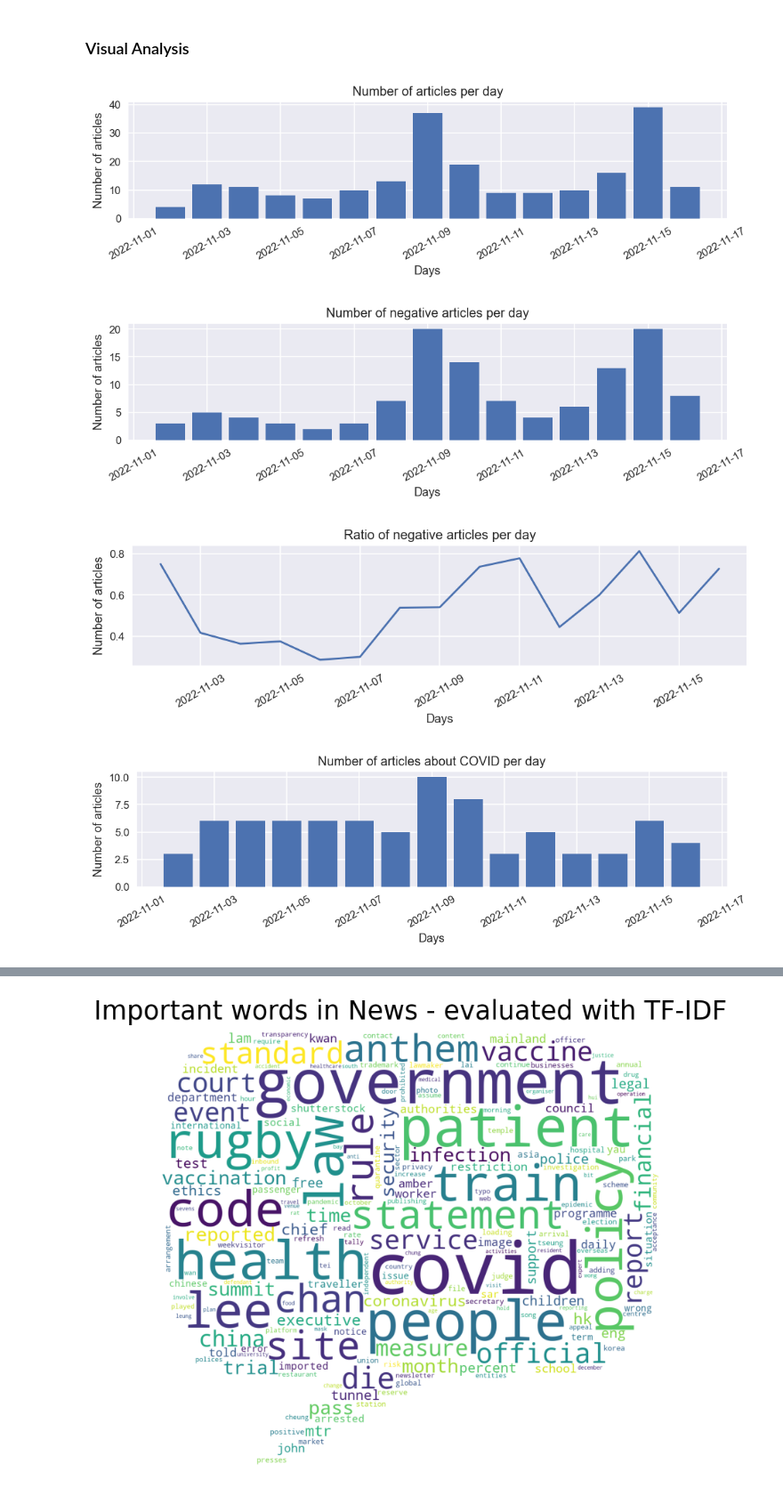
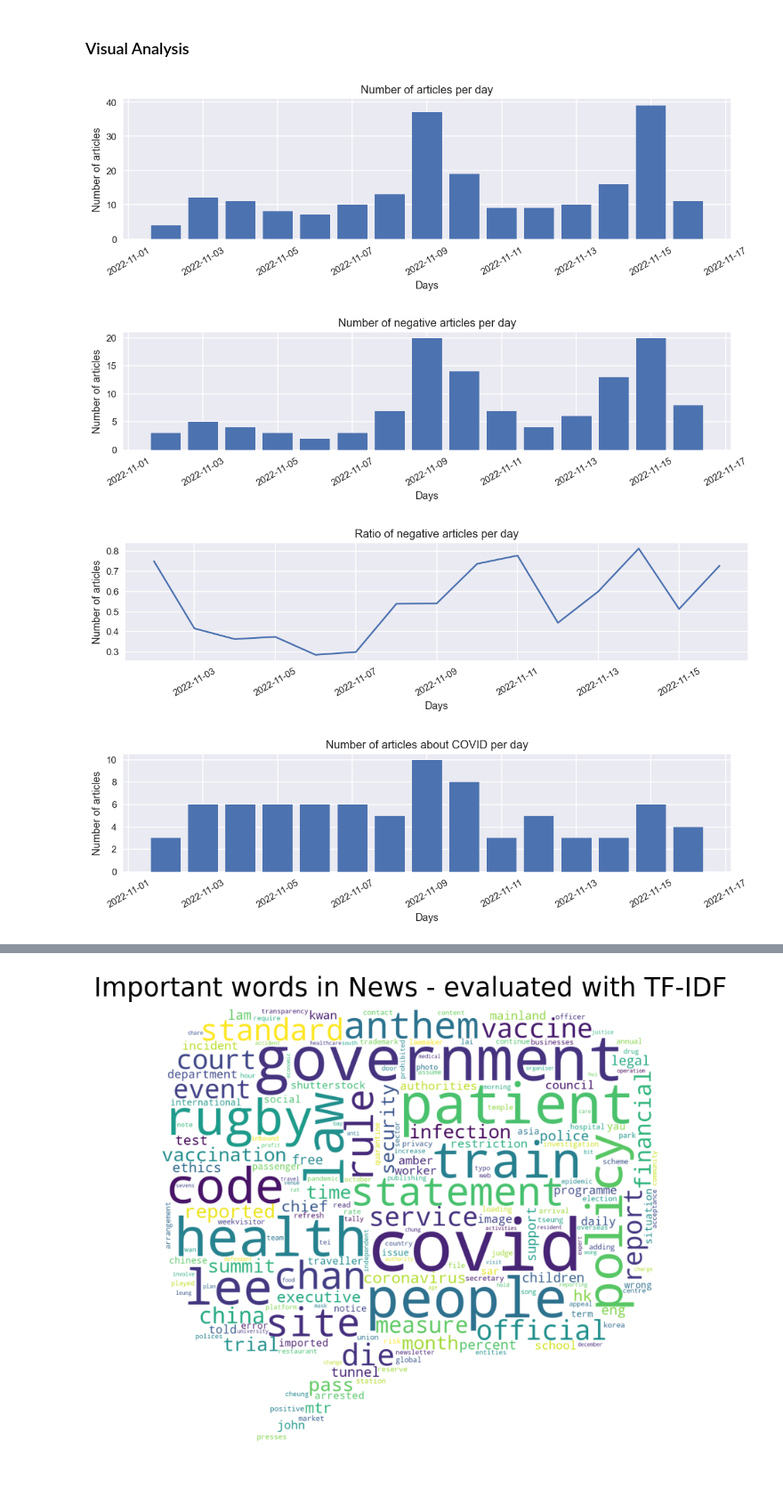
Before and after one commit to ispasojev/news-index-analysis, a Jupyter notebook: 1_Preprocessing.ipynb, the cells around one changed output, grey strips where cells are left out. Shown at 89% size. Cells and saved outputs as stored; diff of their text form; code cells hidden in the pictures.

Commit message:
Fixing a Bug when saving images

```diff
--- a/1_Preprocessing.ipynb
+++ b/1_Preprocessing.ipynb
@@ -337,49 +337,53 @@ final_df.to_csv("./data/preprocessed_and_merged_datasets.csv", sep =";")
 # %% [markdown]
 ### Visual Analysis
 # %%
-plt.figure(figsize=(10,2), dpi =120)
+plt.figure(figsize=(10,3), dpi =120)
 plt.style.use("seaborn")
 plt.bar(x = final_df.index, height = final_df["total_number_of_articles"])
 plt.title("Number of articles per day")
 plt.xlabel("Days")
 plt.ylabel("Number of articles")
+plt.tight_layout()
 _ = plt.xticks(rotation=30)
 plt.savefig("./data/images/Analysis_Plots_Total_Number_Of_Articles")
 # %% [output]
-[figure, old version]
+[figure, new version]
 # %%
-plt.figure(figsize=(10,2), dpi =120)
+plt.figure(figsize=(10,3), dpi =120)
 plt.style.use("seaborn")
 plt.bar(x = final_df.index, height = final_df["total_negative_articles"])
 plt.title("Number of negative articles per day")
 plt.xlabel("Days")
 plt.ylabel("Number of articles")
 _ = plt.xticks(rotation=30)
+plt.tight_layout()
 plt.savefig("./data/images/Analysis_Plots_Total_Number_Of_Negative_Articles")
 # %% [output]
-[figure, old version]
+[figure, new version]
 # %%
-plt.figure(figsize=(10,2), dpi =120)
+plt.figure(figsize=(10,3), dpi =120)
 plt.style.use("seaborn")
 plt.plot(final_df.index, final_df["ratio_negative_articles"])
 plt.title("Ratio of negative articles per day")
 plt.xlabel("Days")
 plt.ylabel("Number of articles")
 _ = plt.xticks(rotation=30)
+plt.tight_layout()
 plt.savefig("./data/images/Analysis_Plots_Ratio_Of_Negative_Articles")
 # %% [output]
-[figure, old version]
+[figure, new version]
 # %%
-plt.figure(figsize=(10,2), dpi =120)
+plt.figure(figsize=(10,3), dpi =120)
 plt.style.use("seaborn")
 plt.bar(x = final_df.index, height = final_df["total_articles_about_covid"])
 plt.title("Number of articles about COVID per day")
 plt.xlabel("Days")
 plt.ylabel("Number of articles")
 _ = plt.xticks(rotation=30)
+plt.tight_layout()
 plt.savefig("./data/images/Analysis_Plots_Total_Number_Of_COVID_Articles")
 # %% [output]
-[figure, old version]
+[figure, new version]
 # %%
 df['type'] =  np.where(df['total_negative_articles'] == 1, 'negative', 'positive')
 # %%
```
Also changed, not shown: parts of 3 cells of this notebook, 6 other files.
